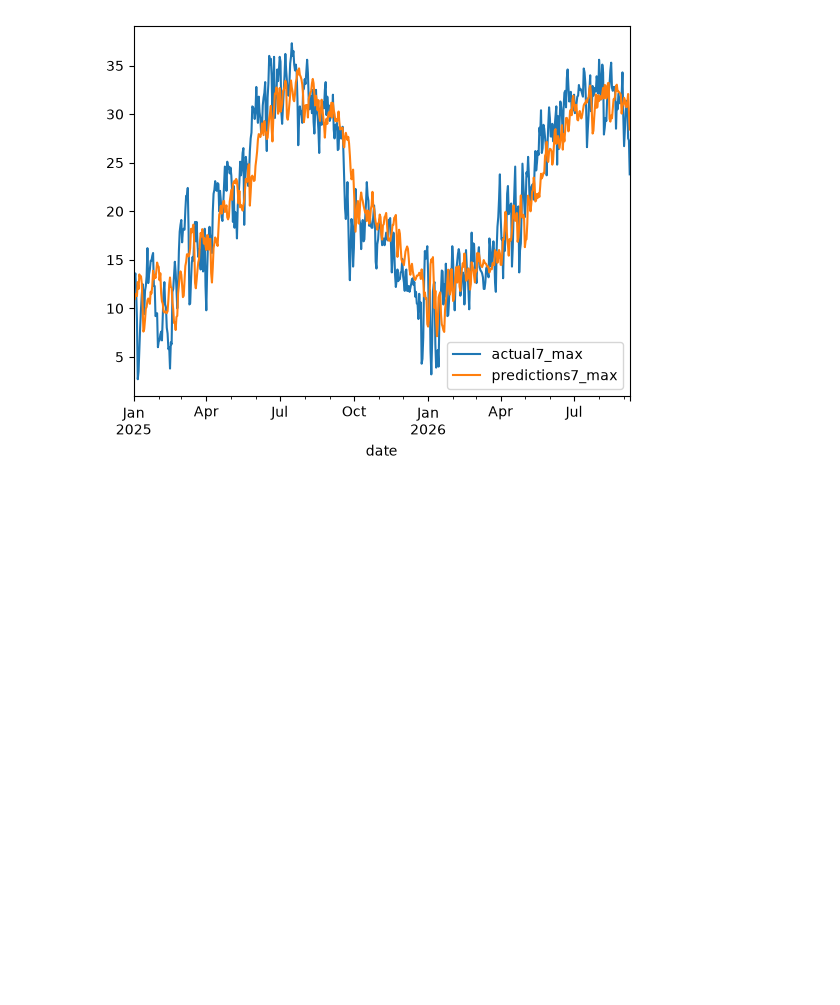
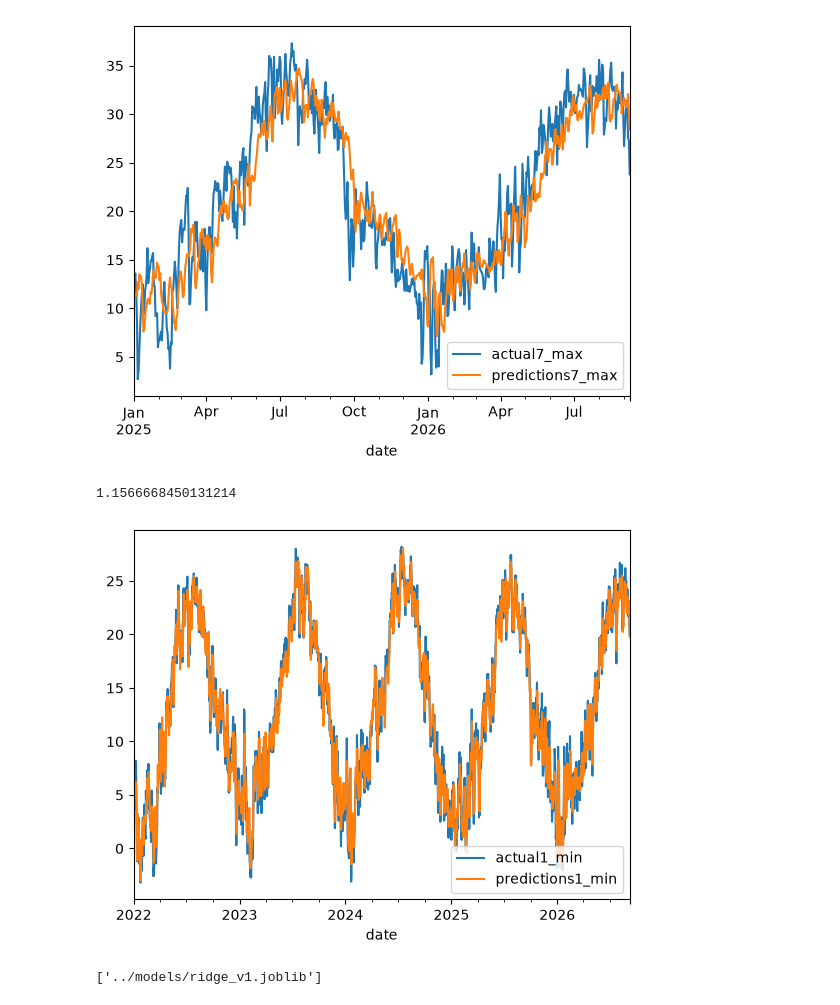
Before and after one commit to congiants/Temperature_Predictor, a Jupyter notebook: notebooks/tinkering_data.ipynb, the cells around one changed output. Drawn from its saved outputs; the diff is of its cells as text; code cells hidden in the pictures; blank space fills up the shorter version.

Commit message:
models and new table

```diff
--- a/notebooks/tinkering_data.ipynb
+++ b/notebooks/tinkering_data.ipynb
@@ -299,7 +300,7 @@ core_weather["avg_min_month"] = core_weather["temp_c_min"].rolling(30).mean()
 core_weather = core_weather.iloc[30:, :].copy()
 # %%
 core_weather["daily_avg_offset_max"] = core_weather["temp_c_max"] - core_weather["avg_max_month"]
-core_weather["daily_avg_offset_min"] = core_weather["temp_c_min"] - core_weather["avg_max_month"]
+core_weather["daily_avg_offset_min"] = core_weather["temp_c_min"] - core_weather["avg_min_month"]
 # %%
 core_weather["daily_range"] = core_weather["temp_c_max"] - core_weather["temp_c_min"]
 # %%
@@ -485,3 +486,22 @@ error7_max
 # %% [output]
 2.9114220789659297
 [figure]
+# %%
+#Best results
+predictors_min = ["temp_c_max", "temp_c_min", "avg_max_month", "daily_avg_offset_max"]
+error1_min, score1_min, combined1_min, error2_min, score2_min, combined2_min, error3_min, score3_min, combined3_min, error4_min, score4_min, combined4_min, error5_min, score5_min, combined5_min, error6_min, score6_min, combined6_min, error7_min, score7_min, combined7_min =create_prediction_min (predictors, core_weather, reg1_min, reg2_min, reg3_min, reg4_min, reg5_min, reg6_min, reg7_min)
+combined1_min.plot()
+error1_min
+# %% [output]
+1.1566668450131214
+[figure, added]
+# %%
+bundle = {
+    "max": [reg1_max, reg2_max, reg3_max, reg4_max, reg5_max, reg6_max, reg7_max],
+    "predictors_max": predictors,
+    "min": [reg1_min, reg2_min, reg3_min, reg4_min, reg5_min, reg6_min, reg7_min],
+    "predictors_min": predictors_min,
+}
+joblib.dump(bundle, "../models/ridge_v1.joblib")
+# %% [output]
+['../models/ridge_v1.joblib']
```
Also changed, not shown: parts of 1 cell of this notebook, 4 other files.
